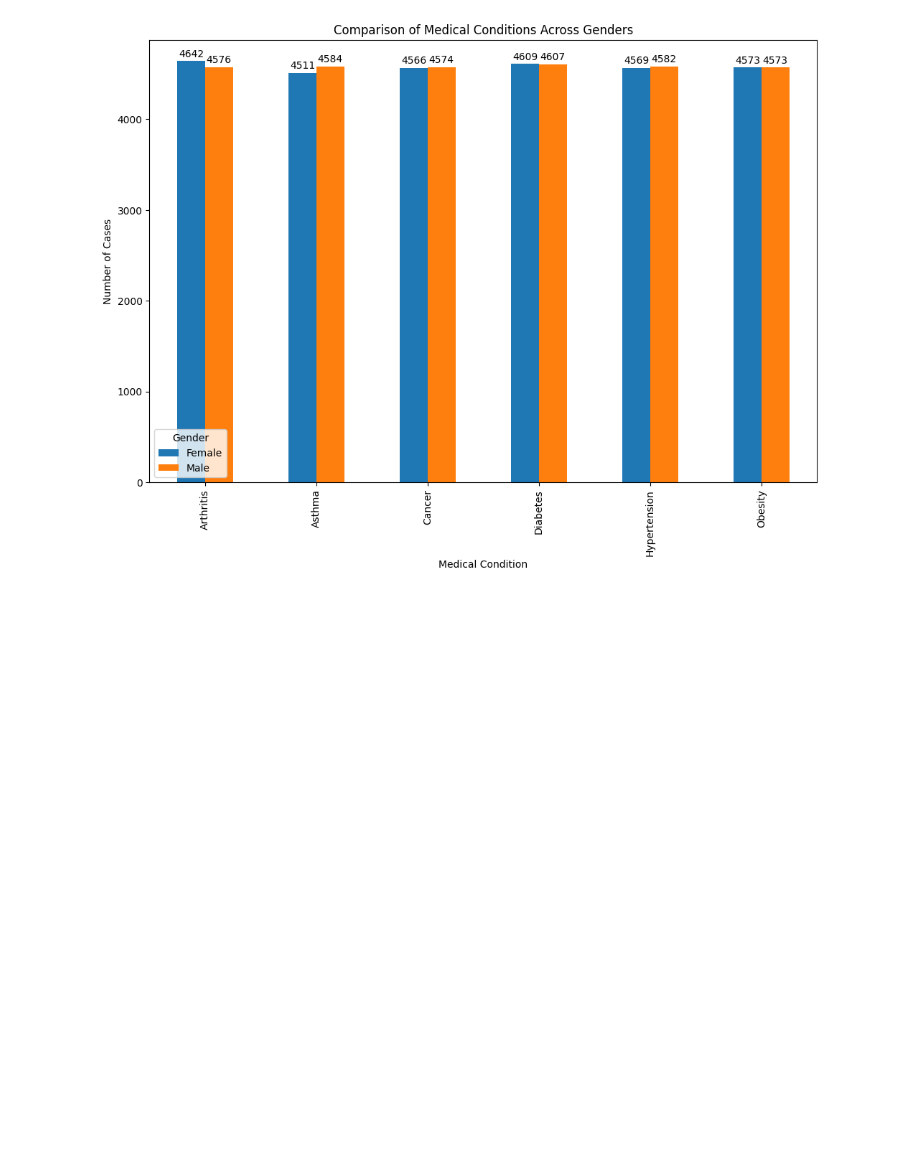
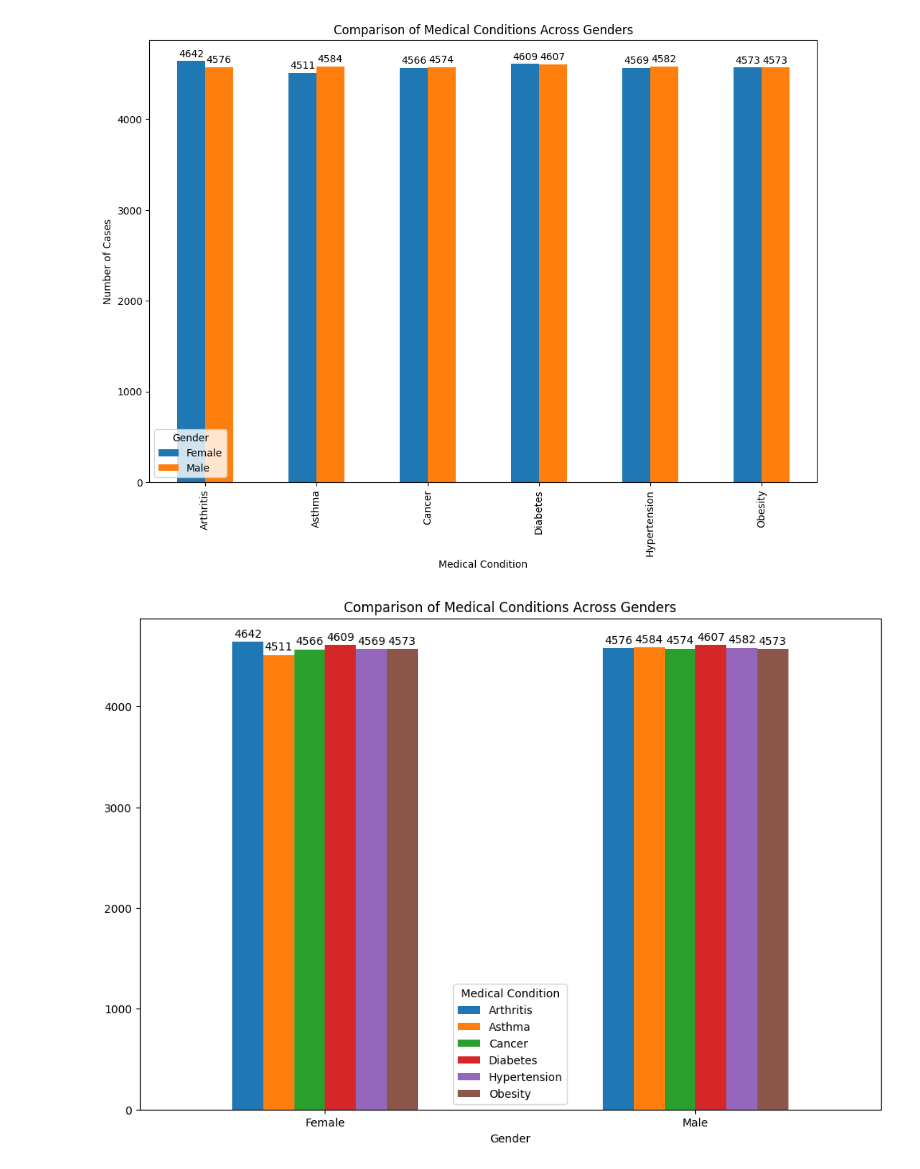
Before and after one commit to Thayallen02/MY-DAC-Curriculum, a Jupyter notebook: Internal Project/Graphs.ipynb, the cells around one changed output. Saved outputs shown, nothing was run; the diff lists cells and outputs as text; code cells hidden in the pictures; blank space fills up the shorter version.

```diff
--- a/Internal Project/Graphs.ipynb
+++ b/Internal Project/Graphs.ipynb
@@ -107,7 +107,7 @@ df = df.drop_duplicates() # Dropping duplicated rows
  Visualise: Most infrastructure for highest frequency of patients and admission type (Medical Conditions VS Patient Number) + (Medical Conditions VS Admission Type)
 # %%
 # Which Medical Condition is the most common ?
-Common_Medical = sns.countplot(x = 'Medical Condition', data = df, palette = 'deep')
+Common_Medical = sns.countplot(x = 'Medical Condition',legend = False, hue='Medical Condition', data = df, palette = 'deep')
 
 plt.rcParams['figure.figsize'] = (14, 6)
 for bars in Common_Medical.containers:
@@ -148,3 +145,15 @@ for bars in graph_Gender_Medical.containers:    # Labelling Numbers above graph
 plt.show()
 # %% [output]
 [figure]
+# %%
+## Comparison of most common medical condition for each gender
+
+compare = unique_medical.plot(kind='bar', figsize=(12, 8), title='Comparison of Medical Conditions Across Genders')
+plt.xticks(rotation=0)  # Adjust words on x axis
+for bars in compare.containers:    # Labelling Numbers above graph
+    compare.bar_label(bars, padding = 2)
+
+# Highest Medical condition in Female is Arthritis
+# Highest Medical condition in Male is
+# %% [output]
+[figure, added]
```
Also changed, not shown: parts of 2 cells of this notebook.
